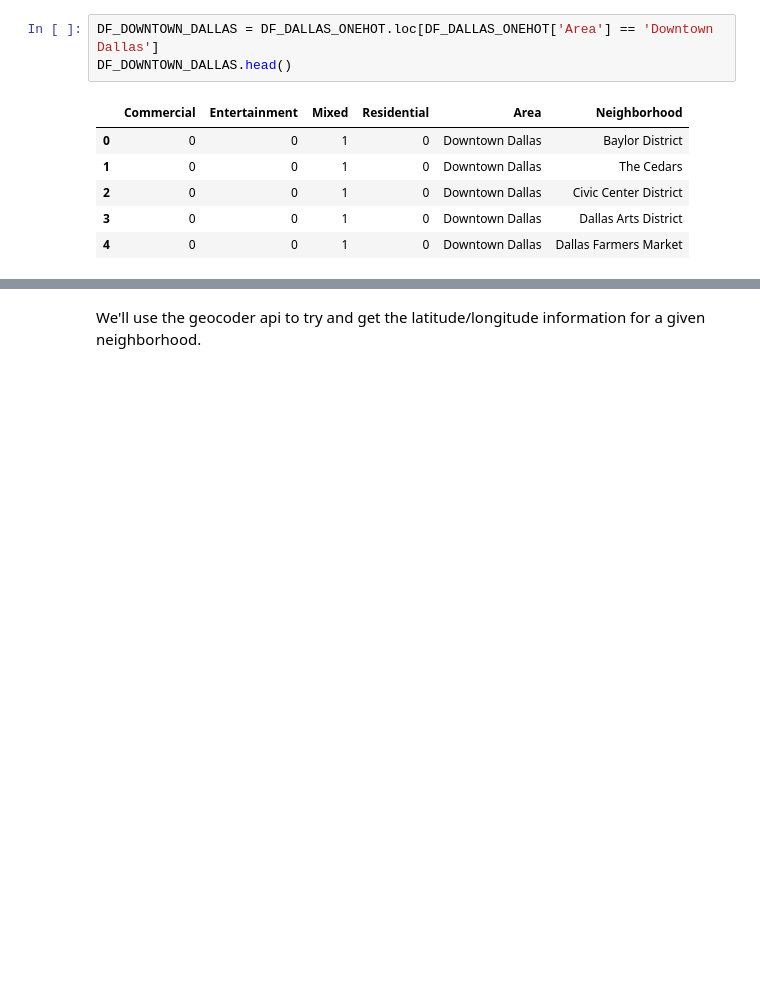
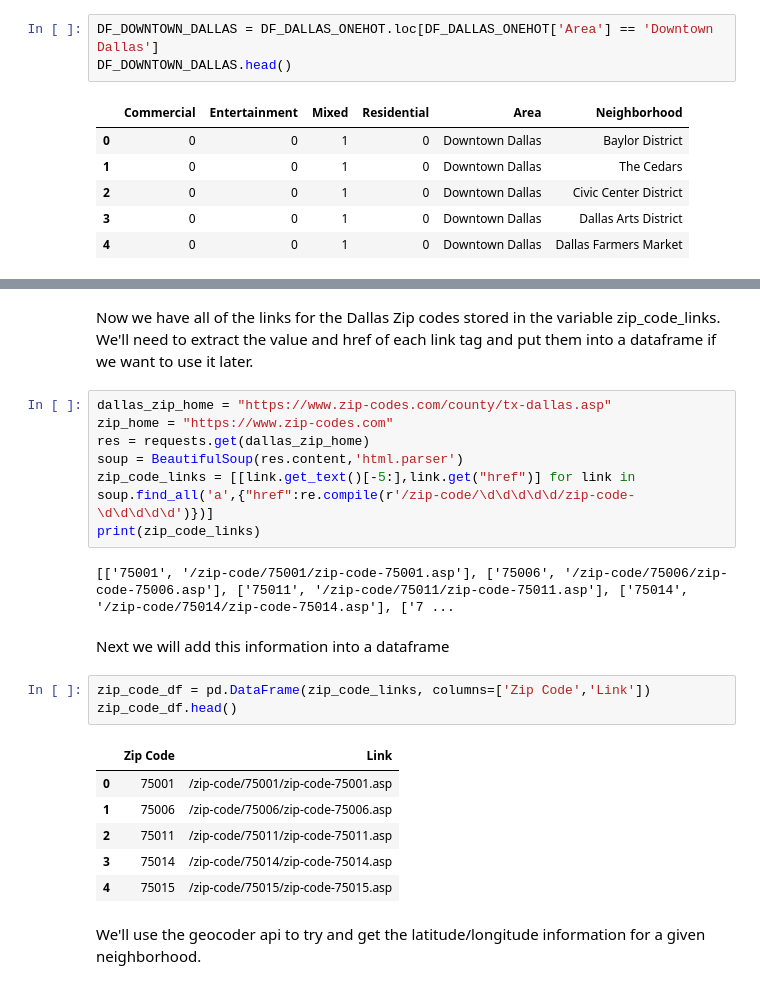
Before and after one commit to NavieHuynh/Coursera_Capstone, a Jupyter notebook: DallasMarketAnalysis.ipynb, the cells around one changed output, grey strips where cells are left out. Cells and saved outputs as stored; diff of their text form; blank space fills up the shorter version.

Commit message:
Found zip codes and links

```diff
--- a/DallasMarketAnalysis.ipynb
+++ b/DallasMarketAnalysis.ipynb
@@ -389,3 +392,26 @@ We'll need to get geo location Downtown Dallas if we want to perform analysis wi
+# %% [markdown]
+Now we have all of the links for the Dallas Zip codes stored in the variable zip_code_links. We'll need to extract the value and href of each link tag and put them into a dataframe if we want to use it later.
+# %%
+dallas_zip_home = "https://www.zip-codes.com/county/tx-dallas.asp"
+zip_home = "https://www.zip-codes.com"
+res = requests.get(dallas_zip_home)
+soup = BeautifulSoup(res.content,'html.parser')
+zip_code_links = [[link.get_text()[-5:],link.get("href")] for link in soup.find_all('a',{"href":re.compile(r'/zip-code/\d\d\d\d\d/zip-code-\d\d\d\d\d')})]
+print(zip_code_links)
+# %% [output]
+[['75001', '/zip-code/75001/zip-code-75001.asp'], ['75006', '/zip-code/75006/zip-code-75006.asp'], ['75011', '/zip-code/75011/zip-code-75011.asp'], ['75014', '/zip-code/75014/zip-code-75014.asp'], ['7 ...
+# %% [markdown]
+Next we will add this information into a dataframe
+# %%
+zip_code_df = pd.DataFrame(zip_code_links, columns=['Zip Code','Link'])
+zip_code_df.head()
+# %% [output]
+|  | Zip Code | Link |
+| 0 | 75001 | /zip-code/75001/zip-code-75001.asp |
+| 1 | 75006 | /zip-code/75006/zip-code-75006.asp |
+| 2 | 75011 | /zip-code/75011/zip-code-75011.asp |
+| 3 | 75014 | /zip-code/75014/zip-code-75014.asp |
+| 4 | 75015 | /zip-code/75015/zip-code-75015.asp |
 # %% [markdown]
 We'll use the geocoder api to try and get the latitude/longitude information for a given neighborhood.
 # %%
```
Also changed, not shown: parts of 3 cells of this notebook, 2 other files.
